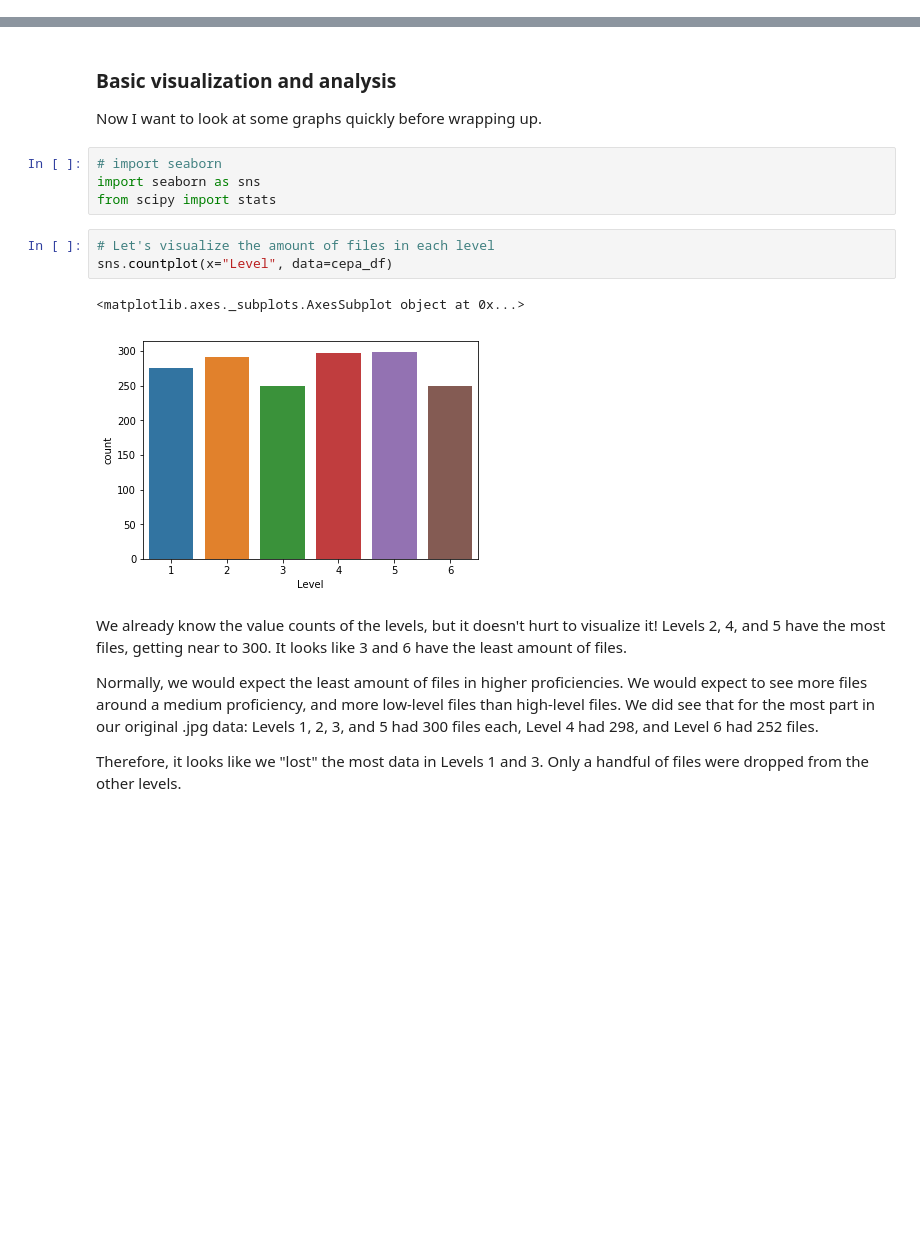
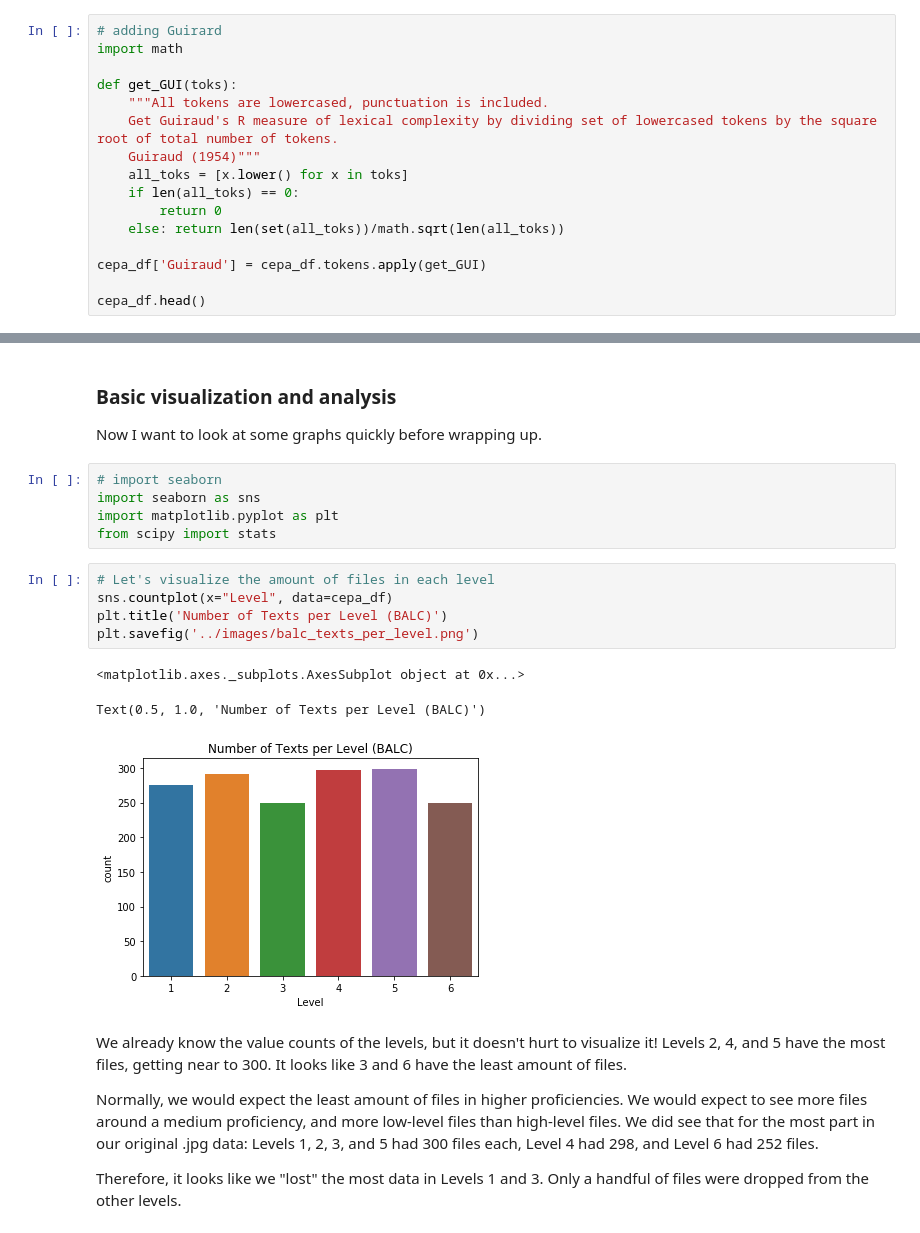
Before and after one commit to Data-Science-for-Linguists-2019/ESL-Article-Acquisition, a Jupyter notebook: exploratory-analysis/BALC_clean.ipynb, the cells around one changed output, grey strips where cells are left out. Cells and saved outputs as stored; diff of their text form; blank space fills up the shorter version.

Commit message:
added guiraud's r, reran cells, saved images, re-saved cepa_df

```diff
--- a/exploratory-analysis/BALC_clean.ipynb
+++ b/exploratory-analysis/BALC_clean.ipynb
@@ -519,3 +520,19 @@ cepa_df[cepa_df.TTR == 1]
 | 1651 | 200606988 | 4 | \t\t\t\tCEPA 4 200606988\n\n\nHan... | Handwriting not clear, legible | Handwriting not clear, legible | [Handwriting, not, clear, ,, legi... | 5 | 1.0 |
 # %% [markdown]
 A few of these should probably be thrown out -- "I don't (k)now", "Handwriting not clear, legible". Or maybe the cutoff for token_count in analysis should be greater than 4 -- it would get rid of the empty file above, as well.
+# %%
+# adding Guirard
+import math
+
+def get_GUI(toks):
+    """All tokens are lowercased, punctuation is included.
+    Get Guiraud's R measure of lexical complexity by dividing set of lowercased tokens by the square root of total number of tokens.
+    Guiraud (1954)"""
+    all_toks = [x.lower() for x in toks]
+    if len(all_toks) == 0:
+        return 0
+    else: return len(set(all_toks))/math.sqrt(len(all_toks))
+
+cepa_df['Guiraud'] = cepa_df.tokens.apply(get_GUI)
+
+cepa_df.head()
@@ -525,13 +549,17 @@ Now I want to look at some graphs quickly before wrapping up.
 # %%
 # import seaborn
 import seaborn as sns
+import matplotlib.pyplot as plt
 from scipy import stats
 # %%
 # Let's visualize the amount of files in each level
 sns.countplot(x="Level", data=cepa_df)
+plt.title('Number of Texts per Level (BALC)')
+plt.savefig('../images/balc_texts_per_level.png')
 # %% [output]
 <matplotlib.axes._subplots.AxesSubplot object at 0x...>
+Text(0.5, 1.0, 'Number of Texts per Level (BALC)')
-[figure, old version]
+[figure, new version]
 # %% [markdown]
 We already know the value counts of the levels, but it doesn't hurt to visualize it! Levels 2, 4, and 5 have the most files, getting near to 300. It looks like 3 and 6 have the least amount of files.
 
```
Also changed, not shown: parts of 8 cells of this notebook.
